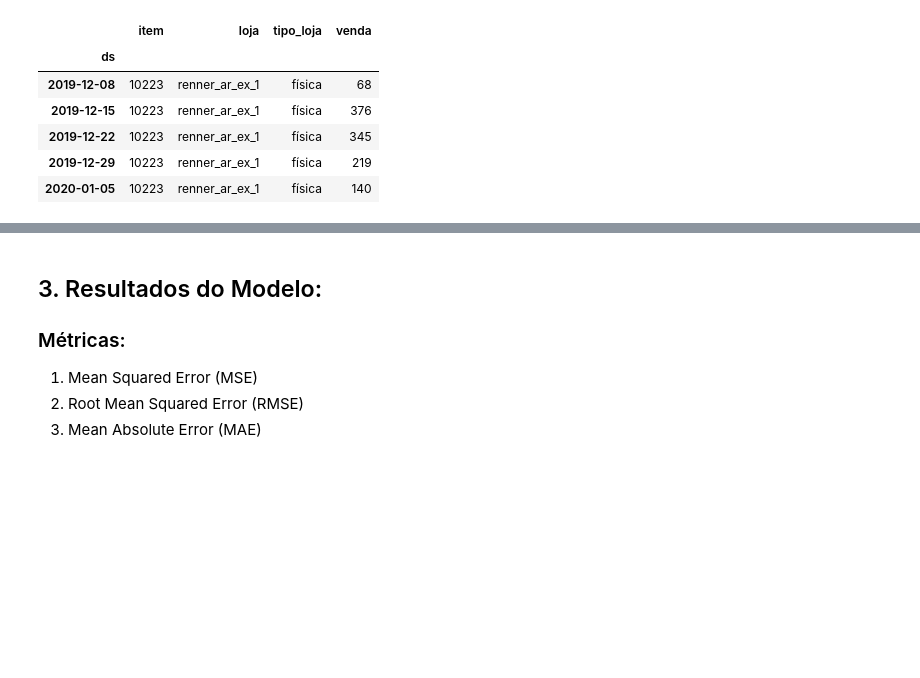
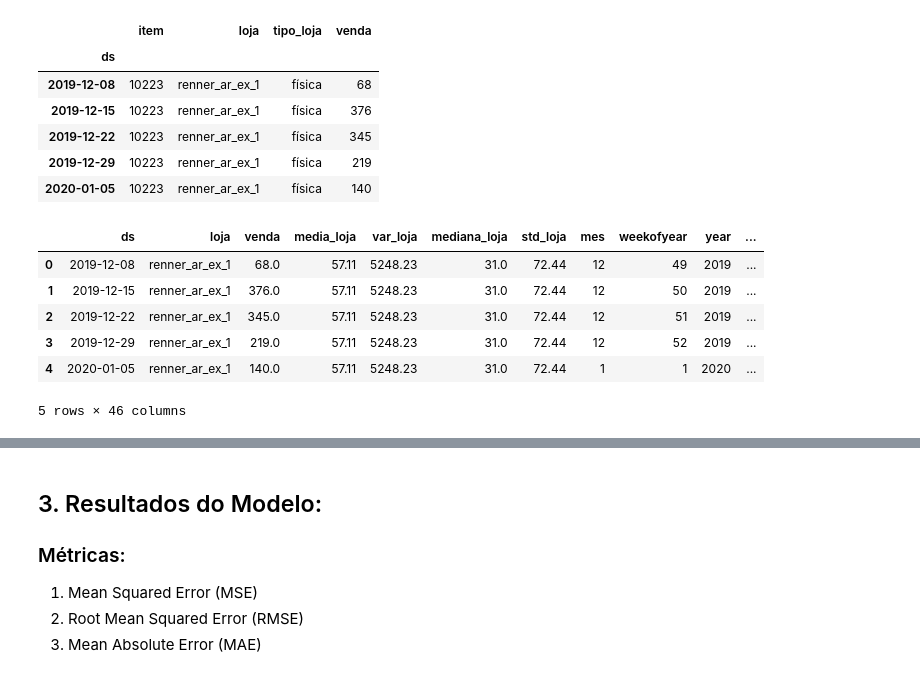
Before and after one commit to macedoti13/Renner-Sales-Forecasting, a Jupyter notebook: report.ipynb, the cells around one changed output, grey strips where cells are left out. Saved outputs shown, nothing was run; the diff lists cells and outputs as text; code cells hidden in the pictures; blank space fills up the shorter version.

Commit message:
forecasted data

```diff
--- a/report.ipynb
+++ b/report.ipynb
@@ -95,3 +95,14 @@ df_past.head()
 | 2019-12-22 | 10223 | renner_ar_ex_1 | física | 345 |
 | 2019-12-29 | 10223 | renner_ar_ex_1 | física | 219 |
 | 2020-01-05 | 10223 | renner_ar_ex_1 | física | 140 |
+# %%
+dfclean = pd.read_csv('clean_data/train.csv')
+dfclean.head()
+# %% [output]
+|  | ds | loja | venda | media_loja | var_loja | mediana_loja | std_loja | mes | weekofyear | year | ... |
+| 0 | 2019-12-08 | renner_ar_ex_1 | 68.0 | 57.11 | 5248.23 | 31.0 | 72.44 | 12 | 49 | 2019 | ... |
+| 1 | 2019-12-15 | renner_ar_ex_1 | 376.0 | 57.11 | 5248.23 | 31.0 | 72.44 | 12 | 50 | 2019 | ... |
+| 2 | 2019-12-22 | renner_ar_ex_1 | 345.0 | 57.11 | 5248.23 | 31.0 | 72.44 | 12 | 51 | 2019 | ... |
+| 3 | 2019-12-29 | renner_ar_ex_1 | 219.0 | 57.11 | 5248.23 | 31.0 | 72.44 | 12 | 52 | 2019 | ... |
+| 4 | 2020-01-05 | renner_ar_ex_1 | 140.0 | 57.11 | 5248.23 | 31.0 | 72.44 | 1 | 1 | 2020 | ... |
+5 rows × 46 columns
```
Also changed, not shown: parts of 1 cell of this notebook, 1 other file.
